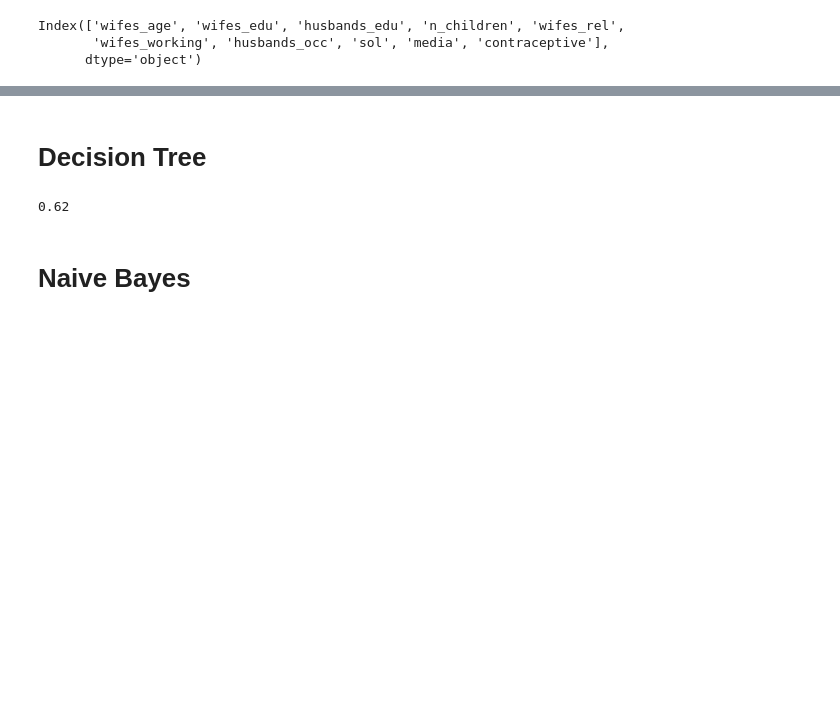
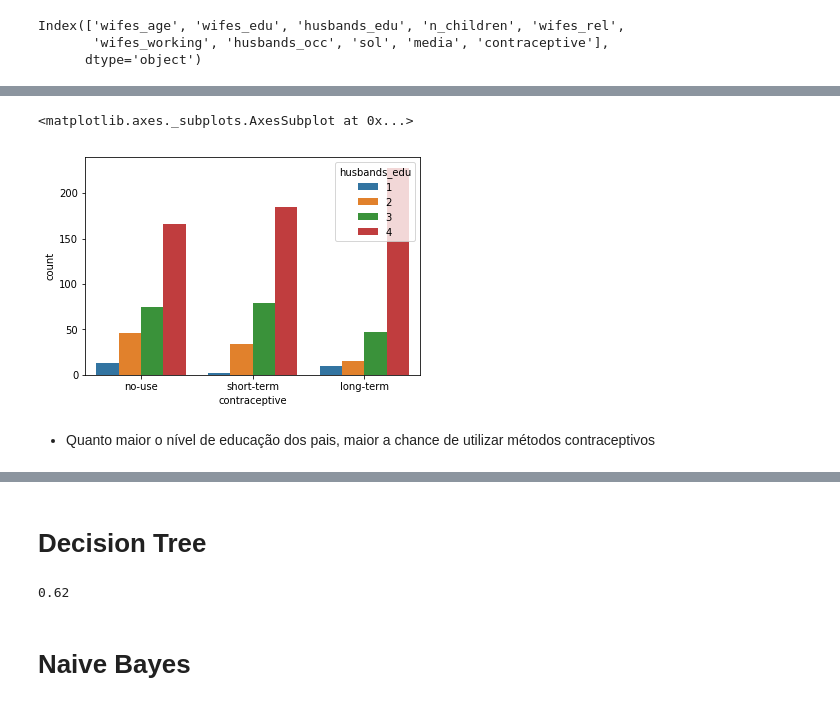
Before and after one commit to eug/bayesnet, a Jupyter notebook: Analysis.ipynb, the cells around one changed output, grey strips where cells are left out. Cells and saved outputs as stored; diff of their text form; code cells hidden in the pictures; blank space fills up the shorter version.

```diff
--- a/Analysis.ipynb
+++ b/Analysis.ipynb
@@ -74,0 +63,7 @@ sns.countplot(x='contraceptive', hue='wifes_edu', data=df, order=target_cols)
+# %%
+sns.countplot(x='contraceptive', hue='husbands_edu', data=df, order=target_cols)
+# %% [output]
+<matplotlib.axes._subplots.AxesSubplot at 0x...>
+[figure, added]
+# %% [markdown]
+- Quanto maior o nível de educação dos pais, maior a chance de utilizar métodos contraceptivos
```
Also changed, not shown: parts of 64 cells of this notebook, 1 other file.
